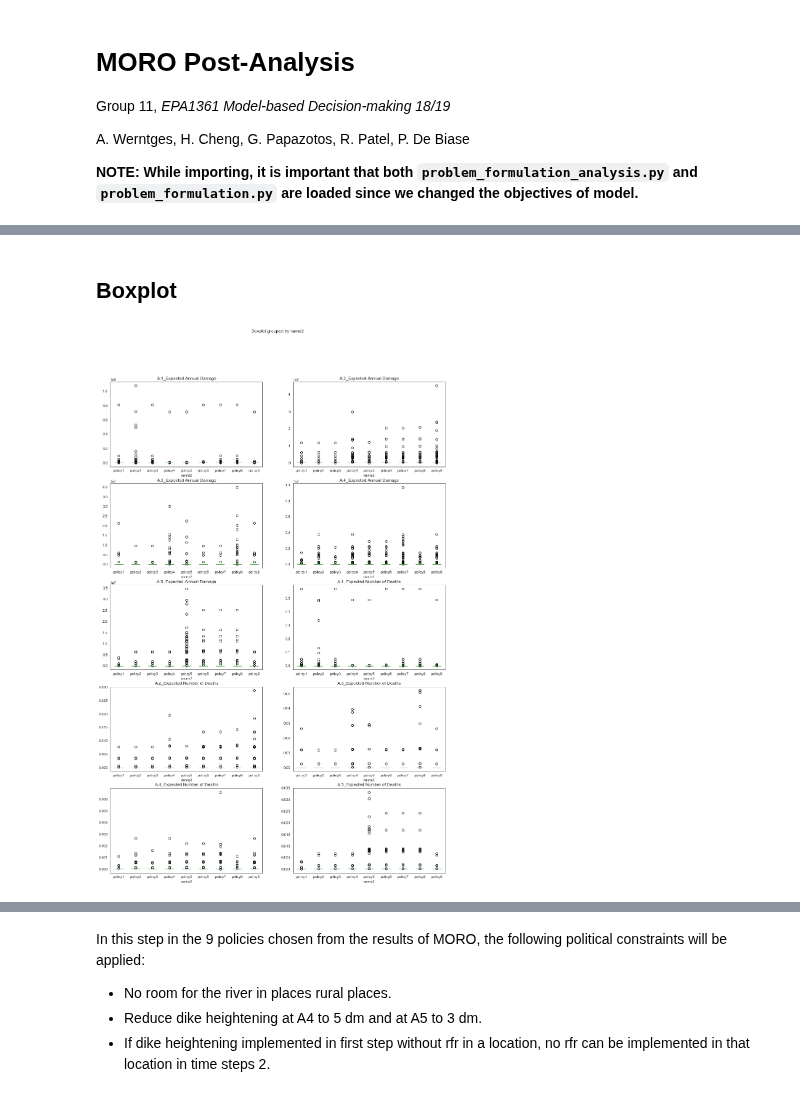
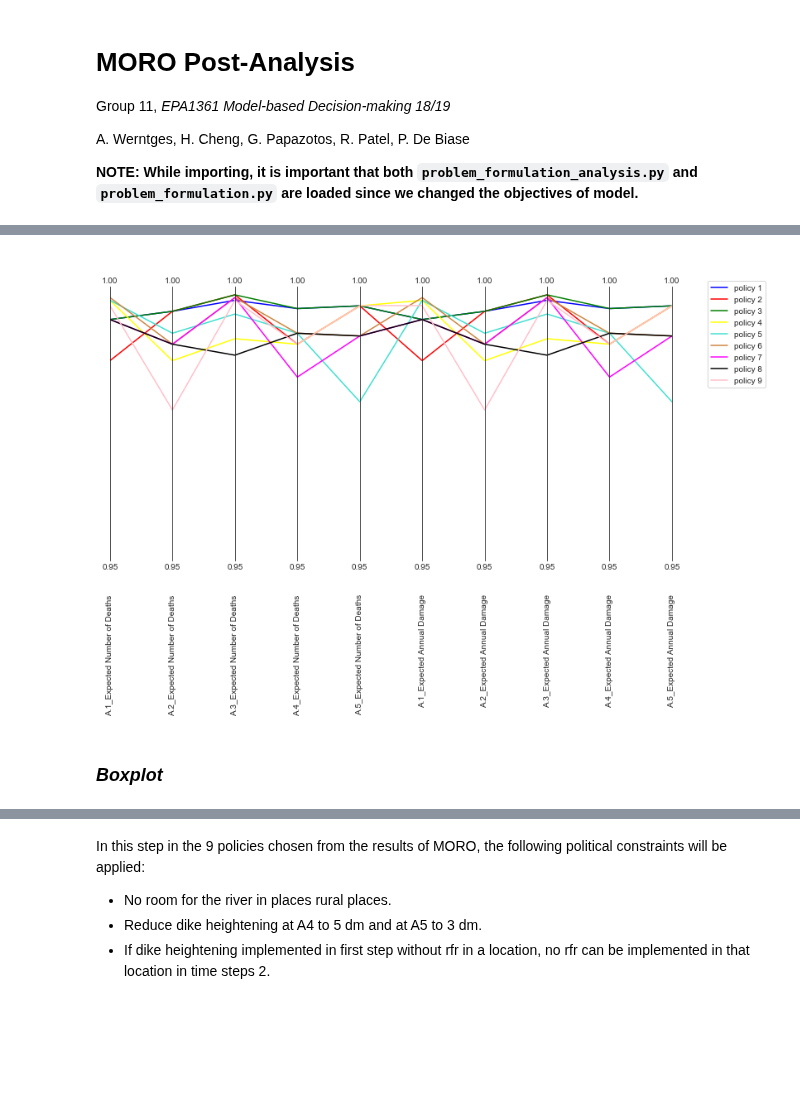
Before and after one commit to pdebiase/MBDM-group-11, a Jupyter notebook: final assignment/MORO_postanalysis.ipynb, the cells around one changed output, grey strips where cells are left out. Cells and saved outputs as stored; diff of their text form; code cells hidden in the pictures; blank space fills up the shorter version.

```diff
--- a/final assignment/MORO_postanalysis.ipynb
+++ b/final assignment/MORO_postanalysis.ipynb
@@ -77,6 +68,6 @@ for i,lever in enumerate(fin_levers.index): #Converting levers to dictionary
 results = load_results('results/MORO_post_no_constraints.tar.gz')
 
 experiment, outcomes = results
-results_df = pd.DataFrame.from_dict(outcomes)
-results_df['name'] = experiment['policy'] # a column to see which row corresponds to which policy in results
+results_df = pd.concat([experiment['policy'],
+                        pd.DataFrame.from_dict(outcomes)], axis=1)
 # %% [output]
@@ -138,16 +101,51 @@ plt.show()
+# %%
+# the robustness metrics functions for deaths and damage
+def threshold(threshold, data):
+    '''Find fraction which is below the specified threshold
+    Paramter
+    --------
+    threshold : speified threshold of the outcome
+    data : input array of outcome
+    '''
+    return np.sum(data<=threshold)/len(data)
+
+death_funcs = functools.partial(threshold, 0.000002)
+damage_funcs = functools.partial(threshold, 20000)
+# %%
+# outcomes to make parallel coordinate plot
+objectives = agg_results.keys()
+
+# tranform the outcomes to robustness metrics
+robustness_per_obj = {}
+for obj in objectives: # per outcome
+    robustness_policies = []
+    for policy in results_df.policy.unique(): # per policy
+        raw = results_df.loc[results_df.policy == policy, obj] # subset the results
+        robustness = [death_funcs(raw) if 'Expected Number of Deaths' in obj
+                      else damage_funcs(raw)]
+        robustness_policies.append(*robustness)
+    robustness_per_obj.update({obj: robustness_policies})
+
+# create robustness df, sort the columns with deaths at the front
+robustness_df = pd.DataFrame.from_dict(robustness_per_obj)
+robustness_df = robustness_df[sorted(robustness_df.columns,
+                                     key = lambda x: 0 if 'Deaths' in x else 1)]
+
+# set limits for parcoords plot
+limits = pd.DataFrame(np.repeat([0.95, 1], len(objectives)).reshape(2, len(objectives)),
+                      columns = robustness_df.columns.tolist())
+
+# plot parcoords plot
+colors = ['blue','red','green','yellow','turquoise',
+          'peru','magenta','black','pink'] # random color per policy
+ax = parcoords.ParallelAxes(limits, fontsize=10)
+for i in range(len(robustness_df)):
+    ax.plot(robustness_df.iloc[i].to_frame().T,
+            label='policy {}'.format(i+1),
+            color=colors[i])
+ax.fig.set_size_inches(10, 8)
+ax.legend()
+# %% [output]
+[figure, added]
 # %% [markdown]
-## Boxplot
+### *Boxplot*
-# %%
-results_df['name2'] = results_df['name'] # Just replicating a column
-results_df2 = results_df.iloc[:, 35:50]   # Selecting time aggregated columns
-col = 2 #plot the boxplots in a 2 column 5 row arrangement
-row = 5
-fig,ax = plt.subplots(row, col, figsize=(8*col, 5*row))
-location = list(itertools.product(range(row),range(col)))
-fig.suptitle('Boxplots for each objective')
-for i in range (0,len(results_df2.columns)-1):
-    locat = location[i]
-    results_df.boxplot(column=[results_df2.columns[i]],
-                       by='name2', ax = ax[locat], grid=False)
-# %% [output]
-[figure, removed]
```
Also changed, not shown: parts of 23 cells of this notebook.
